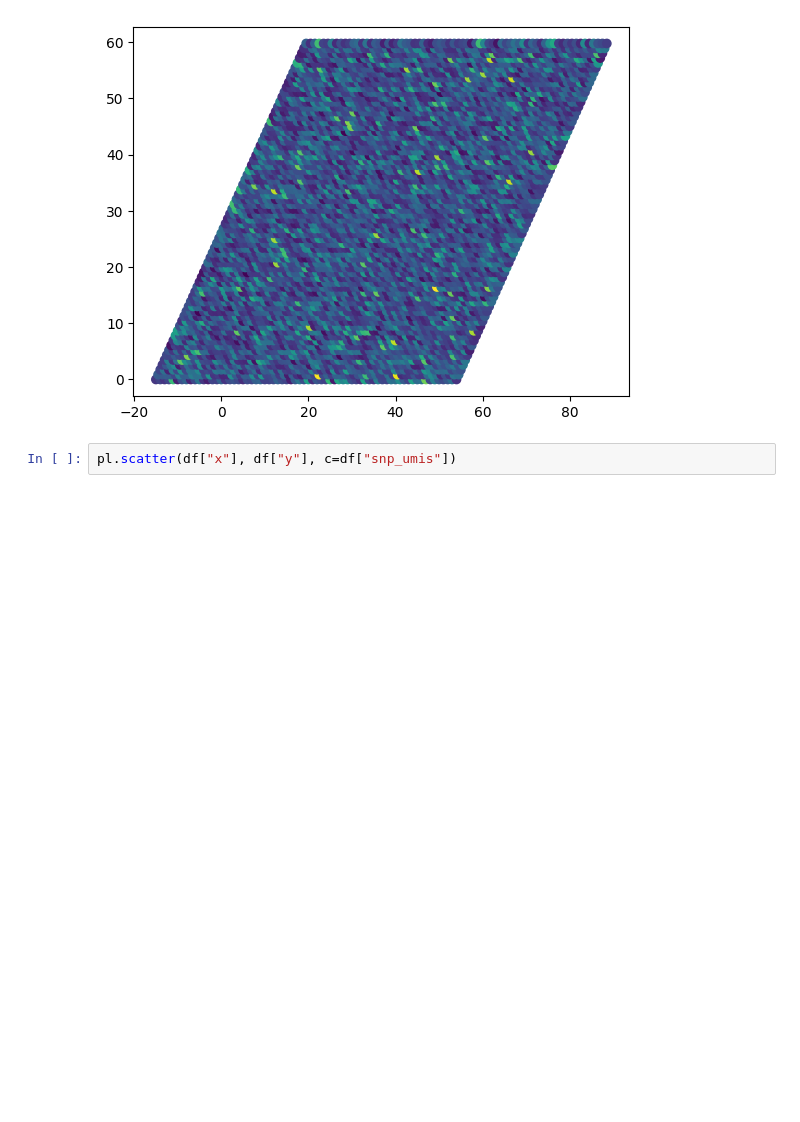
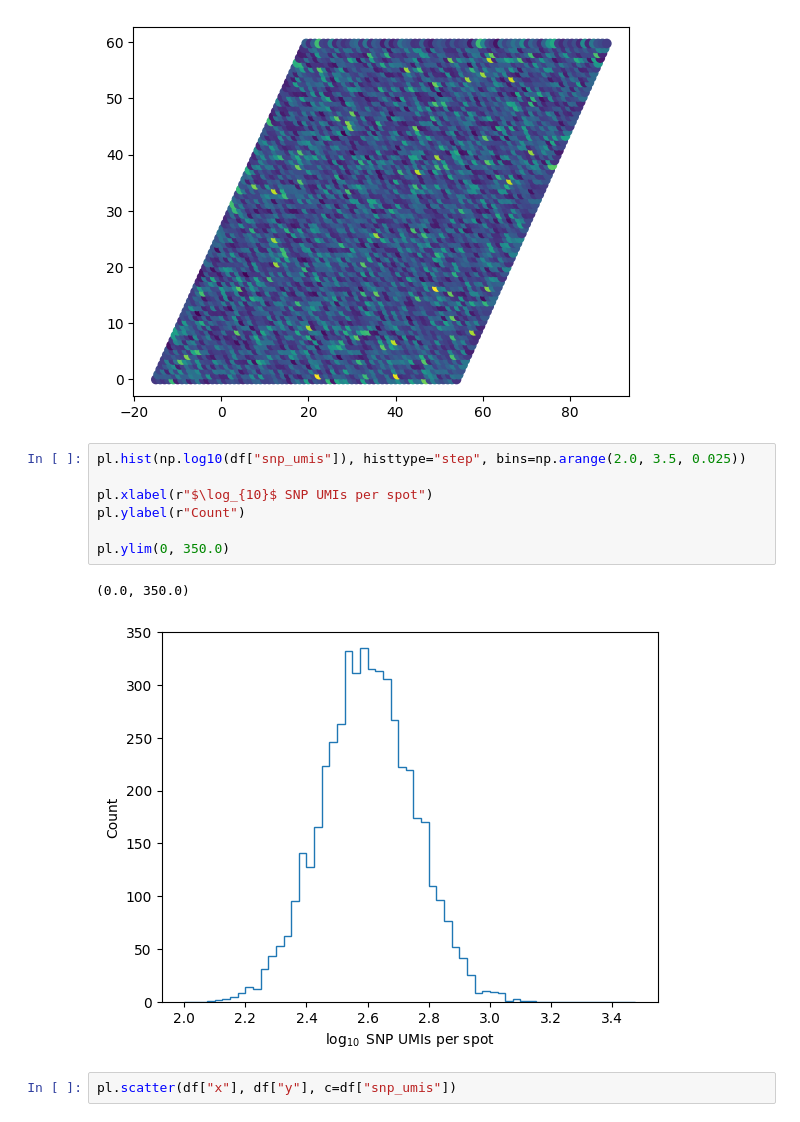
Before and after one commit to michaelJwilson/cnaster, a Jupyter notebook: docs/nb/sim_validation.ipynb, the cells around one changed output. Drawn from its saved outputs; the diff is of its cells as text; blank space fills up the shorter version.

```diff
--- a/docs/nb/sim_validation.ipynb
+++ b/docs/nb/sim_validation.ipynb
@@ -51,6 +62,16 @@ pl.scatter(df["x"], df["y"], c=df["umis"])
 # %% [output]
 <matplotlib.collections.PathCollection at 0x...>
 [figure]
+# %%
+pl.hist(np.log10(df["snp_umis"]), histtype="step", bins=np.arange(2.0, 3.5, 0.025))
+
+pl.xlabel(r"$\log_{10}$ SNP UMIs per spot")
+pl.ylabel(r"Count")
+
+pl.ylim(0, 350.0)
+# %% [output]
+(0.0, 350.0)
+[figure, added]
 # %%
 pl.scatter(df["x"], df["y"], c=df["snp_umis"])
 # %% [output]
```
Also changed, not shown: parts of 3 cells of this notebook.
